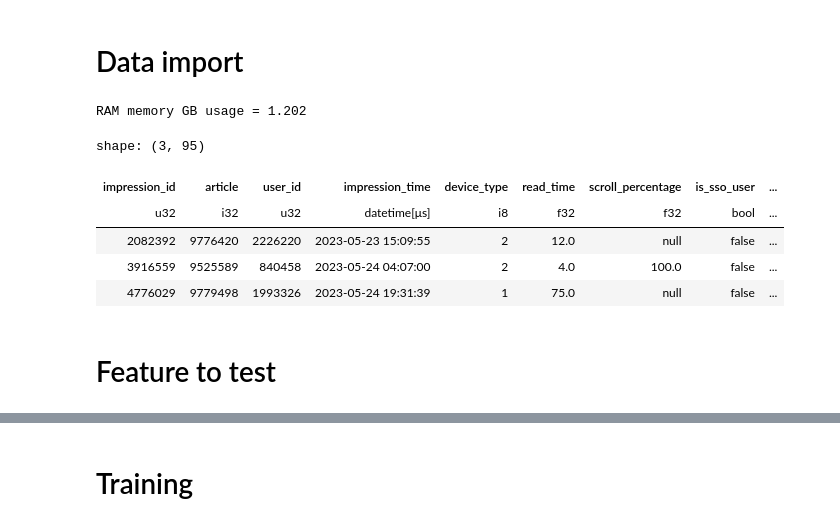
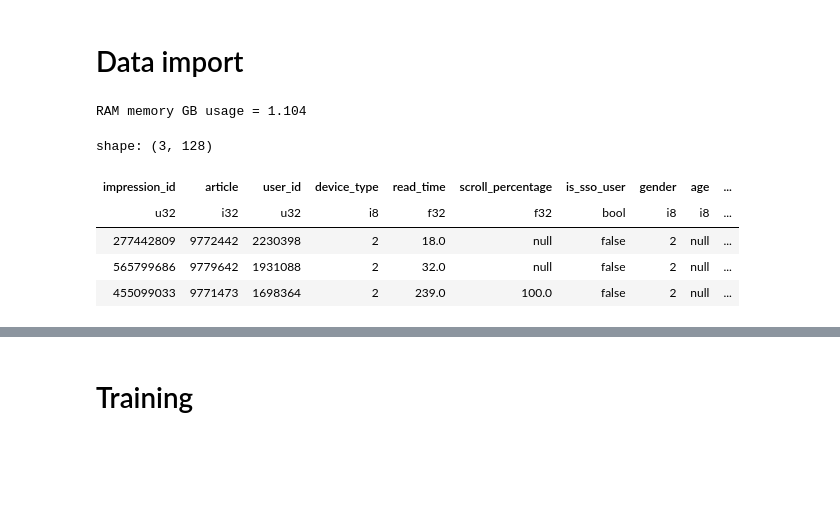
Before and after one commit to recsyspolimi/recsys-challenge-2024-ekstrabladet, a Jupyter notebook: notebooks/test_feature.ipynb, the cells around one changed output, grey strips where cells are left out. Cells and saved outputs as stored; diff of their text form; code cells hidden in the pictures; blank space fills up the shorter version.

```diff
--- a/notebooks/test_feature.ipynb
+++ b/notebooks/test_feature.ipynb
@@ -46,28 +38,22 @@ from catboost import CatBoostClassifier
 # %%
 from polimi.utils._custom import load_dataset
 
 d_path = Path('../dataset')
-exp_path = Path('../experiments/preprocessing_train_2024-04-29_08-19-29')
-d_type = 'small'
-history_train, behaviors_train, articles = load_dataset(d_path, d_type, split='train').values()
-history_val, behaviors_val, articles = load_dataset(d_path, d_type, split='validation').values()
-train_ds = pl.read_parquet(exp_path / 'train_ds.parquet')
-# articles = pl.read_parquet('/kaggle/input/ebnerd_small/articles.parquet')
+preprocessing_path = d_path / 'preprocessing'
+train_ds_path = preprocessing_path / 'preprocessing_train_small_127'
+features_path = preprocessing_path / 'preprocessing_urm_ner_scores'
 
-# behaviors_train = pl.read_parquet('/kaggle/input/ebnerd_small/train/behaviors.parquet')
-# history_train = pl.read_parquet('/kaggle/input/ebnerd_small/train/history.parquet')
-
-# behaviors_val = pl.read_parquet('/kaggle/input/ebnerd_small/validation/behaviors.parquet')
-# history_val = pl.read_parquet('/kaggle/input/ebnerd_small/validation/history.parquet')
+train_ds = pl.read_parquet(train_ds_path / 'train_ds.parquet')
+train_info = read_json(train_ds_path / 'data_info.json')
 
 gc.collect()
 PrintColor(GetMemUsage())
 train_ds.head(3)
 # %% [output]
-RAM memory GB usage = 1.202
+RAM memory GB usage = 1.104
-shape: (3, 95)
+shape: (3, 128)
-| impression_id | article | user_id | impression_time | device_type | read_time | scroll_percentage | is_sso_user | ... |
-| u32 | i32 | u32 | datetime[μs] | i8 | f32 | f32 | bool | ... |
-| 2082392 | 9776420 | 2226220 | 2023-05-23 15:09:55 | 2 | 12.0 | null | false | ... |
-| 3916559 | 9525589 | 840458 | 2023-05-24 04:07:00 | 2 | 4.0 | 100.0 | false | ... |
-| 4776029 | 9779498 | 1993326 | 2023-05-24 19:31:39 | 1 | 75.0 | null | false | ... |
+| impression_id | article | user_id | device_type | read_time | scroll_percentage | is_sso_user | gender | age | ... |
+| u32 | i32 | u32 | i8 | f32 | f32 | bool | i8 | i8 | ... |
+| 277442809 | 9772442 | 2230398 | 2 | 18.0 | null | false | 2 | null | ... |
+| 565799686 | 9779642 | 1931088 | 2 | 32.0 | null | false | 2 | null | ... |
+| 455099033 | 9771473 | 1698364 | 2 | 239.0 | 100.0 | false | 2 | null | ... |
@@ -78,2 +59,0 @@ unique_entities
-# %% [markdown]
-# Feature to test
```
Also changed, not shown: parts of 21 cells of this notebook, 5 other files.
